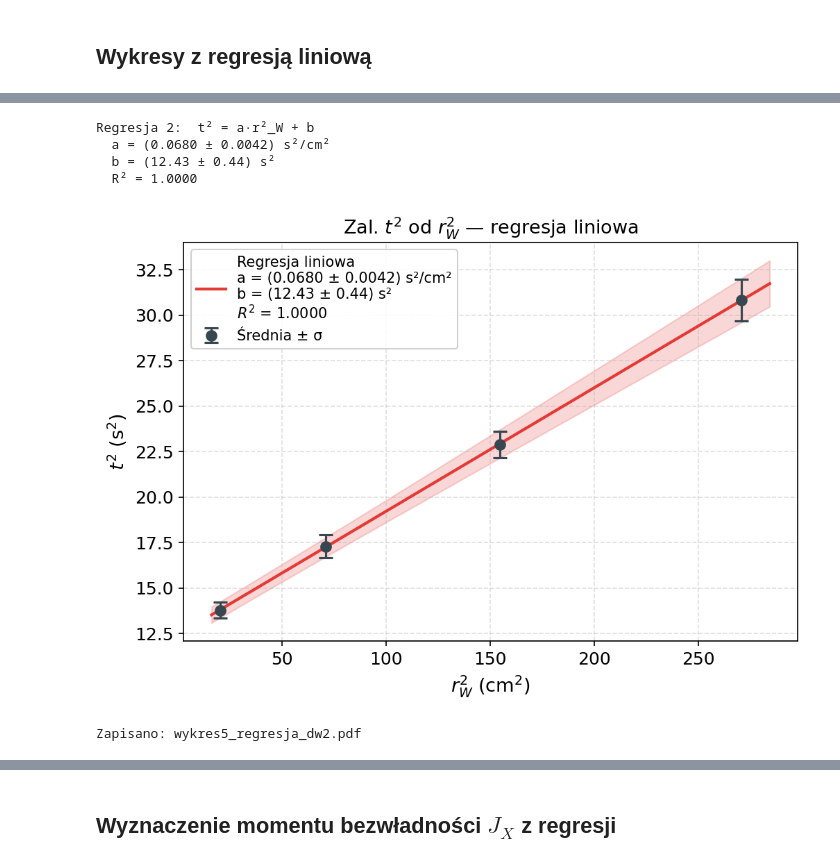
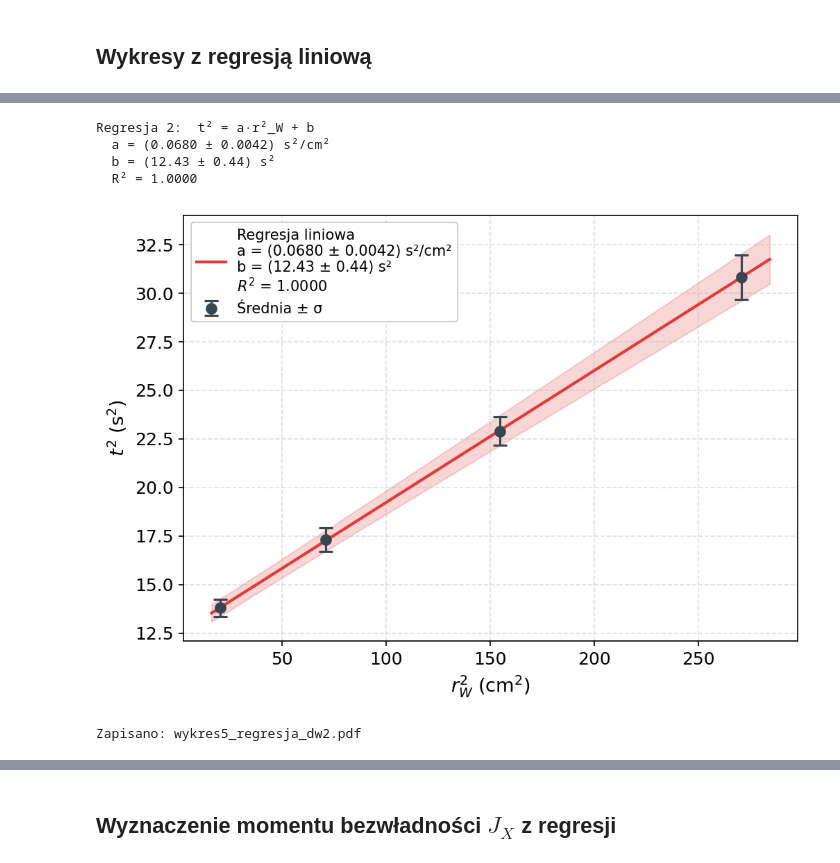
Before and after one commit to karolpeszek/mdr, a Jupyter notebook: Astoria/astoria.ipynb, the cells around one changed output, grey strips where cells are left out. Cells and saved outputs as stored; diff of their text form; code cells hidden in the pictures.

```diff
--- a/Astoria/astoria.ipynb
+++ b/Astoria/astoria.ipynb
@@ -364,35 +360,34 @@ print(f'  b = ({bv2} ± {bu2}) s²')
 print(f'  R² = {r2_2:.4f}')
 
 x_fit2 = np.linspace(x2.min() * 0.80, x2.max() * 1.05, 300)
 y_fit2 = a2 * x_fit2 + b2
 dy_fit2 = np.sqrt((da2 * x_fit2)**2 + db2**2)
 
 label_fit2 = (f'Regresja liniowa\n'
               f'a = ({av2} \u00b1 {au2}) s\u00b2/cm\u00b2\n'
               f'b = ({bv2} \u00b1 {bu2}) s\u00b2\n'
               f'$R^2$ = {r2_2:.4f}')
 
 fig, ax = plt.subplots(figsize=(7, 5))
 ax.errorbar(x2, y2, yerr=yerr2, fmt='o', color='#37474F',
             capsize=5, elinewidth=1.5, capthick=1.5, markersize=7,
             label='Średnia ± σ', zorder=4)
 ax.plot(x_fit2, y_fit2, color='#e53935', linewidth=2.0, label=label_fit2)
 ax.fill_between(x_fit2, y_fit2 - dy_fit2, y_fit2 + dy_fit2, color='#e53935', alpha=0.2)
 ax.set_xlabel('$r_W^2$ (cm$^2$)')
 ax.set_ylabel('$t^2$ (s$^2$)')
-ax.set_title('Zal. $t^2$ od $r_W^2$ — regresja liniowa')
 ax.legend(framealpha=0.9)
 ax.grid(True, linestyle='--', alpha=0.4)
 fig.tight_layout()
 fig.savefig('wykres5_regresja_dw2.pdf', format='pdf', bbox_inches='tight')
 plt.show()
 print('Zapisano: wykres5_regresja_dw2.pdf')
 # %% [output]
 Regresja 2:  t² = a·r²_W + b
   a = (0.0680 ± 0.0042) s²/cm²
   b = (12.43 ± 0.44) s²
   R² = 1.0000
-[figure, old version]
+[figure, new version]
 Zapisano: wykres5_regresja_dw2.pdf
 # %%
 # Wykres 6 — regresja liniowa: t² vs 1/m
```
Also changed, not shown: parts of 5 cells of this notebook, 9 other files.
